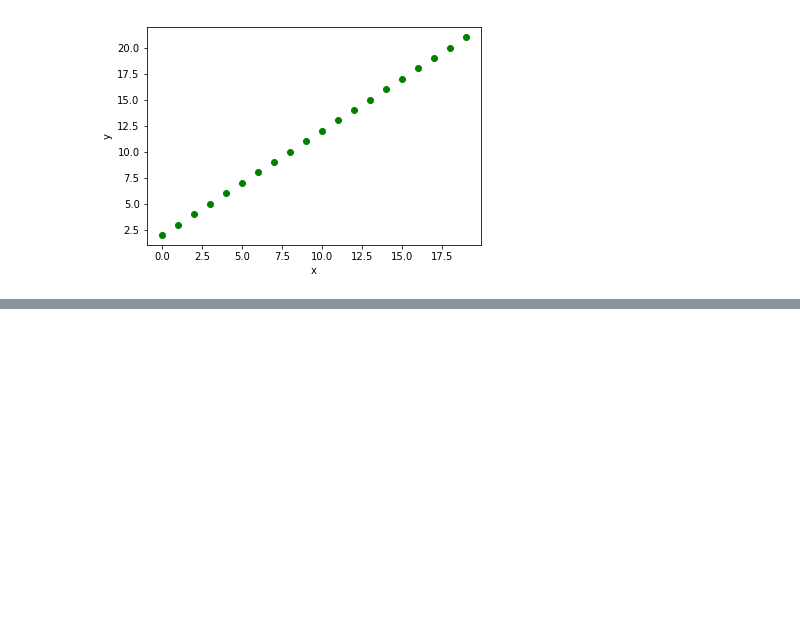
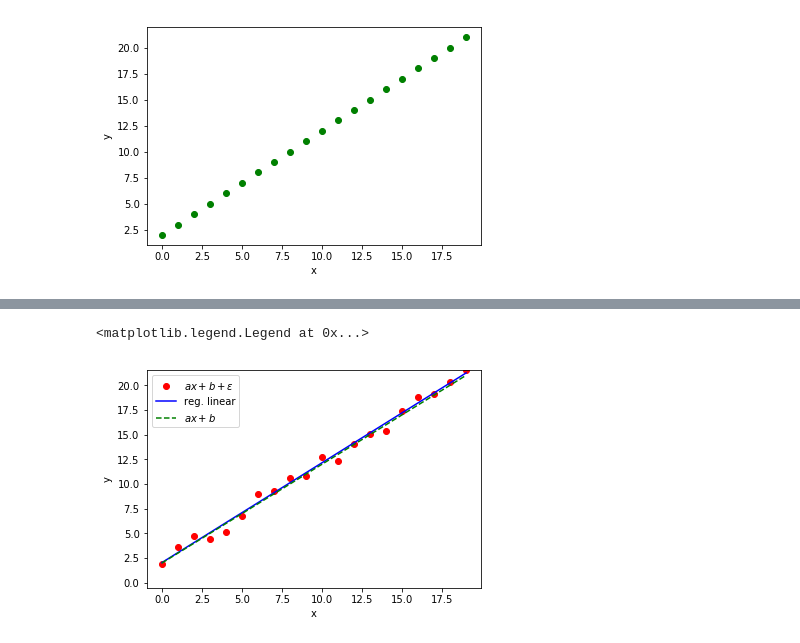
Before and after one commit to fabriciomurai/teaching, a Jupyter notebook: ancn_slides/AjusteCurvas.ipynb, the cells around one changed output, grey strips where cells are left out. Saved outputs shown, nothing was run; the diff lists cells and outputs as text; code cells hidden in the pictures; blank space fills up the shorter version.

```diff
--- a/ancn_slides/AjusteCurvas.ipynb
+++ b/ancn_slides/AjusteCurvas.ipynb
@@ -51,0 +70,12 @@ plt.legend()
+# %%
+yhat = beta[0] + beta[1]*xgrid
+plt.plot(x,y_com_erro,'ro',label=r'$ax + b + \epsilon$')
+plt.plot(xgrid,yhat,'b-',label='reg. linear')
+plt.plot(x,y,'g--',label=r'$ax + b$')
+plt.xlabel('x')
+plt.ylabel('y')
+plt.ylim((-0.5,21.5))
+plt.legend()
+# %% [output]
+<matplotlib.legend.Legend at 0x...>
+[figure, added]
```
Also changed, not shown: parts of 5 cells of this notebook, 3 other files.
